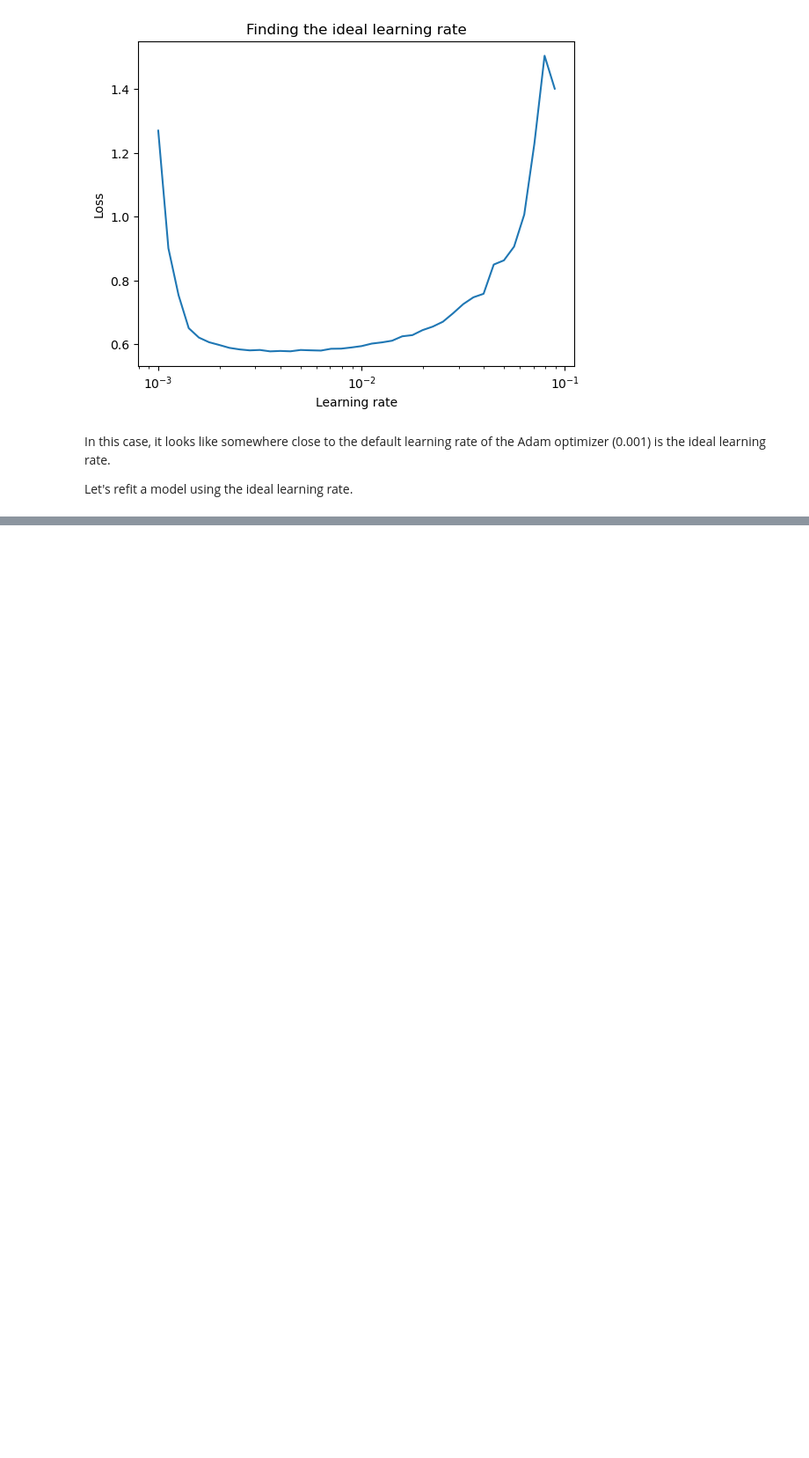
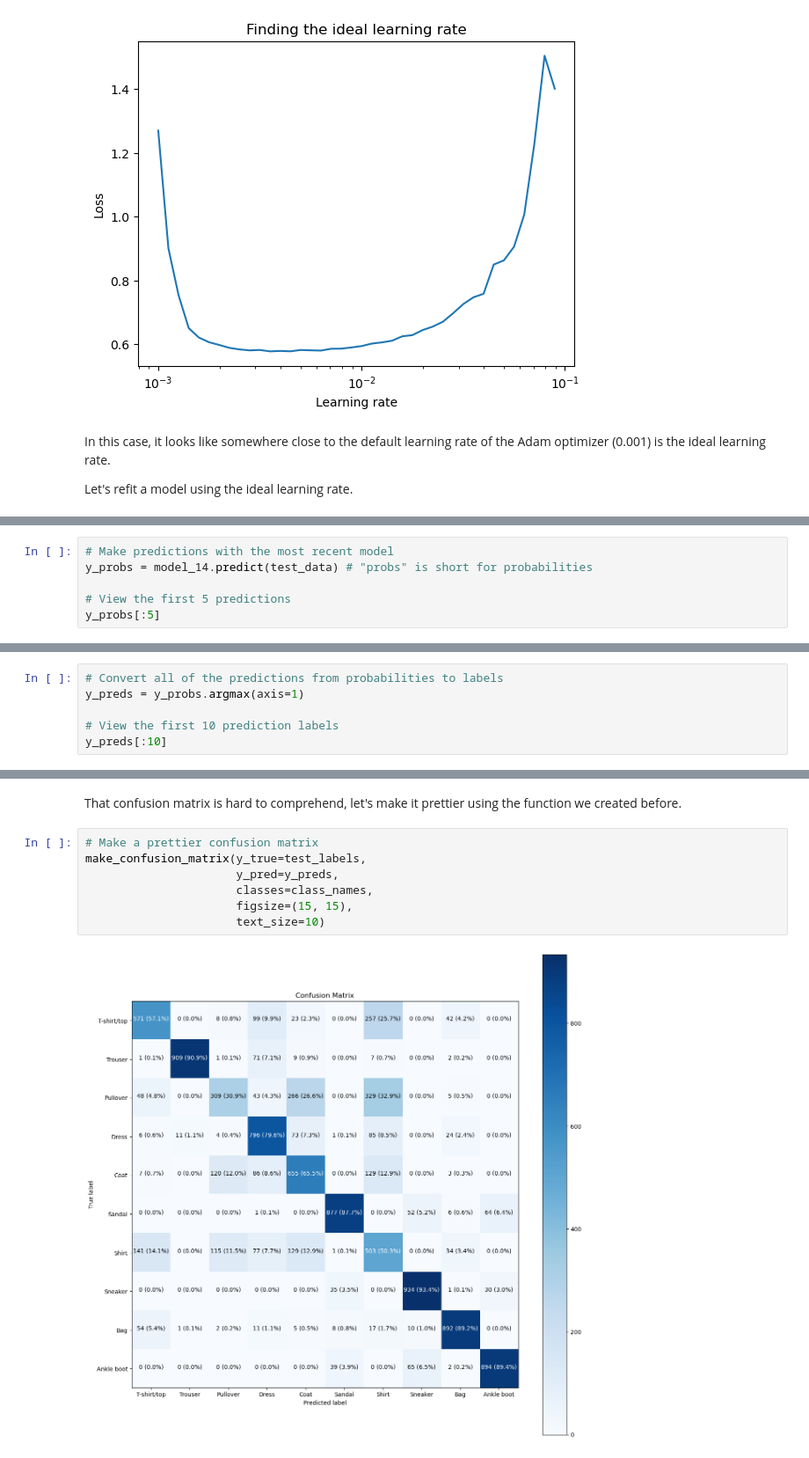
Before and after one commit to snigdhakakkar/tensor-flow-zeroToMastery, a Jupyter notebook: 3_neural_network_classification_with_tensorflow.ipynb, the cells around one changed output, grey strips where cells are left out. Shown at 88% size. Saved outputs shown, nothing was run; the diff lists cells and outputs as text; blank space fills up the shorter version.

Commit message:
prettifying multiclass classification confusion metrics

```diff
--- a/3_neural_network_classification_with_tensorflow.ipynb
+++ b/3_neural_network_classification_with_tensorflow.ipynb
@@ -1715,0 +1814,6 @@ Epoch 3/20
+# %%
+# Make predictions with the most recent model
+y_probs = model_14.predict(test_data) # "probs" is short for probabilities
+
+# View the first 5 predictions
+y_probs[:5]
@@ -1715,0 +1848,6 @@ Epoch 3/20
+# %%
+# Convert all of the predictions from probabilities to labels
+y_preds = y_probs.argmax(axis=1)
+
+# View the first 10 prediction labels
+y_preds[:10]
@@ -1715,0 +1872,11 @@ Epoch 3/20
+# %% [markdown]
+That confusion matrix is hard to comprehend, let's make it prettier using the function we created before.
+# %%
+# Make a prettier confusion matrix
+make_confusion_matrix(y_true=test_labels,
+                      y_pred=y_preds,
+                      classes=class_names,
+                      figsize=(15, 15),
+                      text_size=10)
+# %% [output]
+[figure, added]
```
Also changed, not shown: parts of 11 cells of this notebook.
